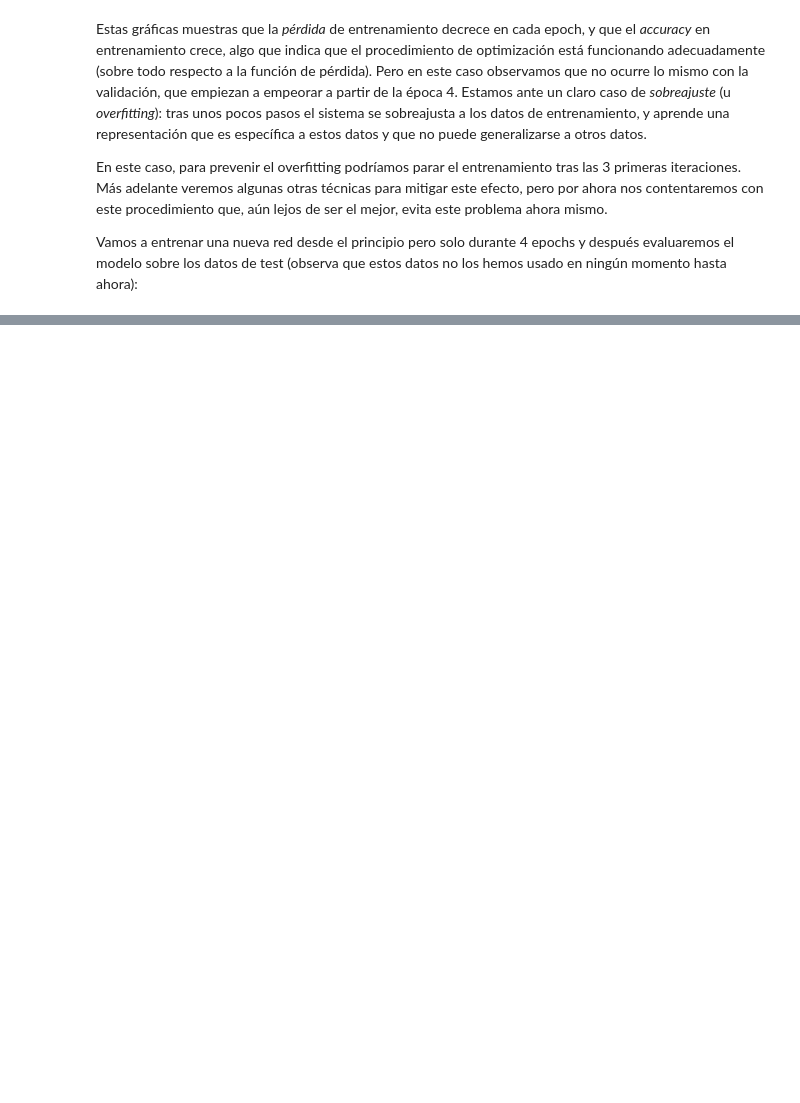
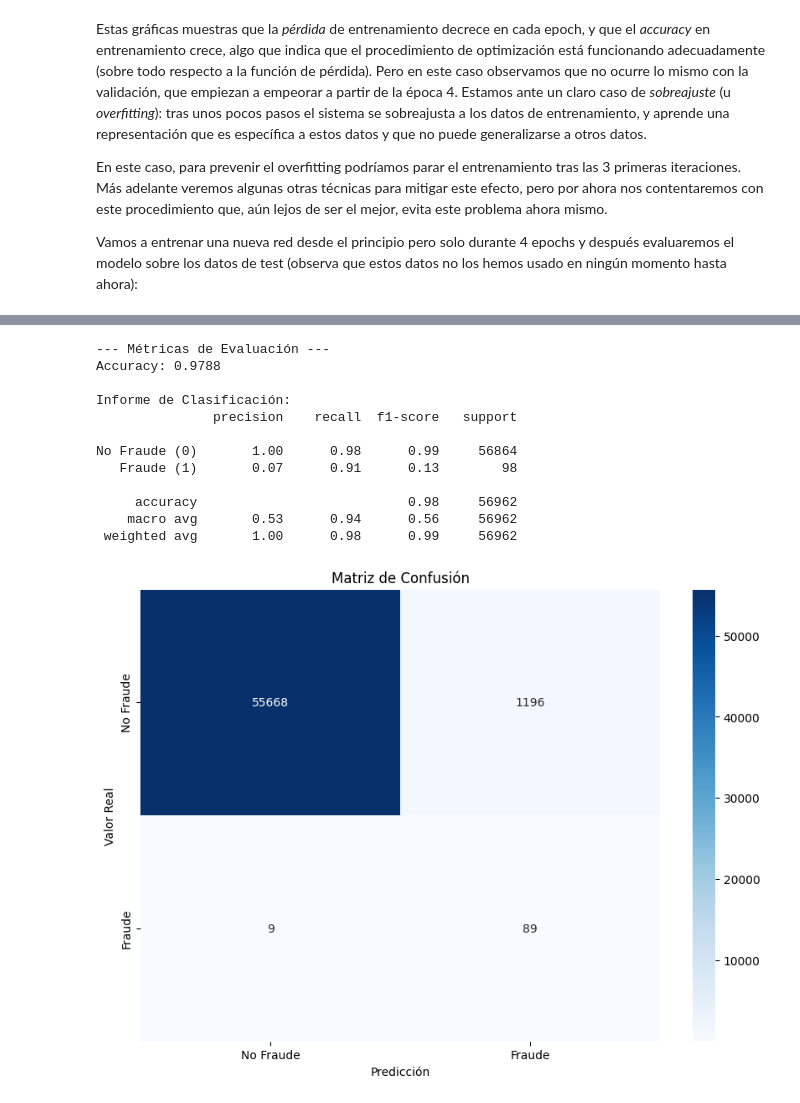
Before and after one commit to miguelamda/DeepLearningMII, a Jupyter notebook: 3_frameworks/Practica_3.3_clasificacion_binaria.ipynb, the cells around one changed output, grey strips where cells are left out. Drawn from its saved outputs; the diff is of its cells as text; code cells hidden in the pictures; blank space fills up the shorter version.

```diff
--- a/3_frameworks/Practica_3.3_clasificacion_binaria.ipynb
+++ b/3_frameworks/Practica_3.3_clasificacion_binaria.ipynb
@@ -278,6 +301,7 @@ tensor([0., 0., 0.])
 # --- Creamos los DataLoaders ---
 BATCH_SIZE = 1024
 train_loader = DataLoader(dataset=train_ds, batch_size=BATCH_SIZE, shuffle=True)
+valid_loader = DataLoader(dataset=valid_ds, batch_size=BATCH_SIZE, shuffle=False)
 test_loader = DataLoader(dataset=test_ds, batch_size=BATCH_SIZE, shuffle=False)
 # %% [markdown]
 ## 2. Definiendo la red
@@ -336,6 +360,8 @@ model = nn.Sequential(
     nn.Linear(16, OUTPUT_FEATURES) # Capa de salida (produce un logit)
 ).to(device) # Enviamos el modelo al dispositivo (GPU o CPU)
 
+model.compile()
+
 print("--- Arquitectura del Modelo ---")
 print(model)
 # %% [output]
@@ -550,0 +443,5 @@ plt.show()
+# %%
+# definimos de nuevo el accuracy para poder mostrar el progreso
+def accuracy(out, yb):
+    preds = torch.argmax(out, dim=1)
+    return (preds == yb).float().mean().item()
@@ -550,0 +500,3 @@ plt.show()
+# %%
+epochs = 10
+train_model(model,epochs,train_loader,valid_loader,loss_func,optimizer)
@@ -602,0 +547,61 @@ Verás que el modelo es muy determinante en algunos casos (alcanzando valores co
+# %%
+import numpy as np
+import seaborn as sns
+from sklearn.metrics import confusion_matrix, classification_report, accuracy_score
+
+# --- Evaluación del Modelo ---
+model.eval() # Ponemos el modelo en modo de evaluación
+all_preds = []
+all_labels = []
+
+with torch.no_grad(): # No necesitamos calcular gradientes durante la evaluación
+    for x, y in test_loader:
+        x, y = x.to(device), y.to(device)
+        preds = model(x)
+
+        # Convertir los logits de salida a probabilidades con sigmoide, para una mejor clasificación
+        probs = torch.sigmoid(preds)
+        # Convertir probabilidades a predicciones binarias (0 o 1) con un umbral de 0.5
+        preds = (probs > 0.5).float()
+        # Alternativamente, para ir más rápido, podríamos haber usado los logits
+        # Si es mayor que 0, positivo, menor que cero, negativo.
+
+        all_preds.append(preds.cpu().numpy()) # con .cpu() traemos los datos desde la GPU
+        all_labels.append(y.cpu().numpy())
+
+# Convertir listas a arrays de numpy
+all_preds = np.array(all_preds).flatten()
+all_labels = np.array(all_labels).flatten()
+
+# --- Cálculo y visualización de las métricas ---
+print("\n--- Métricas de Evaluación ---")
+print(f"Accuracy: {accuracy_score(all_labels, all_preds):.4f}")
+# El informe de clasificación nos da precision, recall y F1-score de una vez.
+print("\nInforme de Clasificación:")
+print(classification_report(all_labels, all_preds, target_names=['No Fraude (0)', 'Fraude (1)']))
+
+# --- Matriz de Confusión ---
+cm = confusion_matrix(all_labels, all_preds)
+
+plt.figure(figsize=(10, 7))
+sns.heatmap(cm, annot=True, fmt='d', cmap='Blues',
+            xticklabels=['No Fraude', 'Fraude'],
+            yticklabels=['No Fraude', 'Fraude'])
+plt.xlabel('Predicción')
+plt.ylabel('Valor Real')
+plt.title('Matriz de Confusión')
+plt.show()
+# %% [output]
+--- Métricas de Evaluación ---
+Accuracy: 0.9788
+
+Informe de Clasificación:
+               precision    recall  f1-score   support
+
+No Fraude (0)       1.00      0.98      0.99     56864
+   Fraude (1)       0.07      0.91      0.13        98
+
+     accuracy                           0.98     56962
+    macro avg       0.53      0.94      0.56     56962
+ weighted avg       1.00      0.98      0.99     56962
+[figure, added]
```
Also changed, not shown: parts of 46 cells of this notebook, 1 other file.
